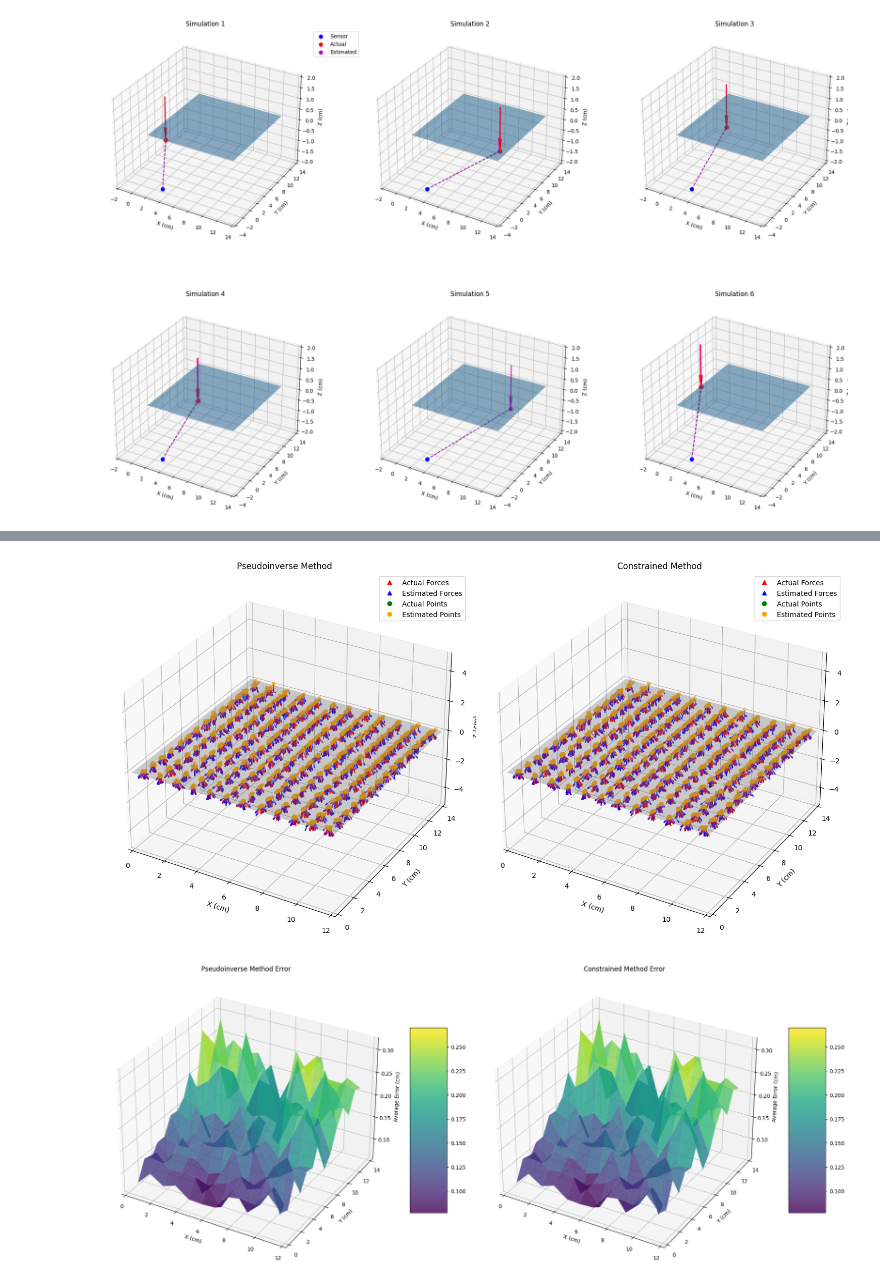
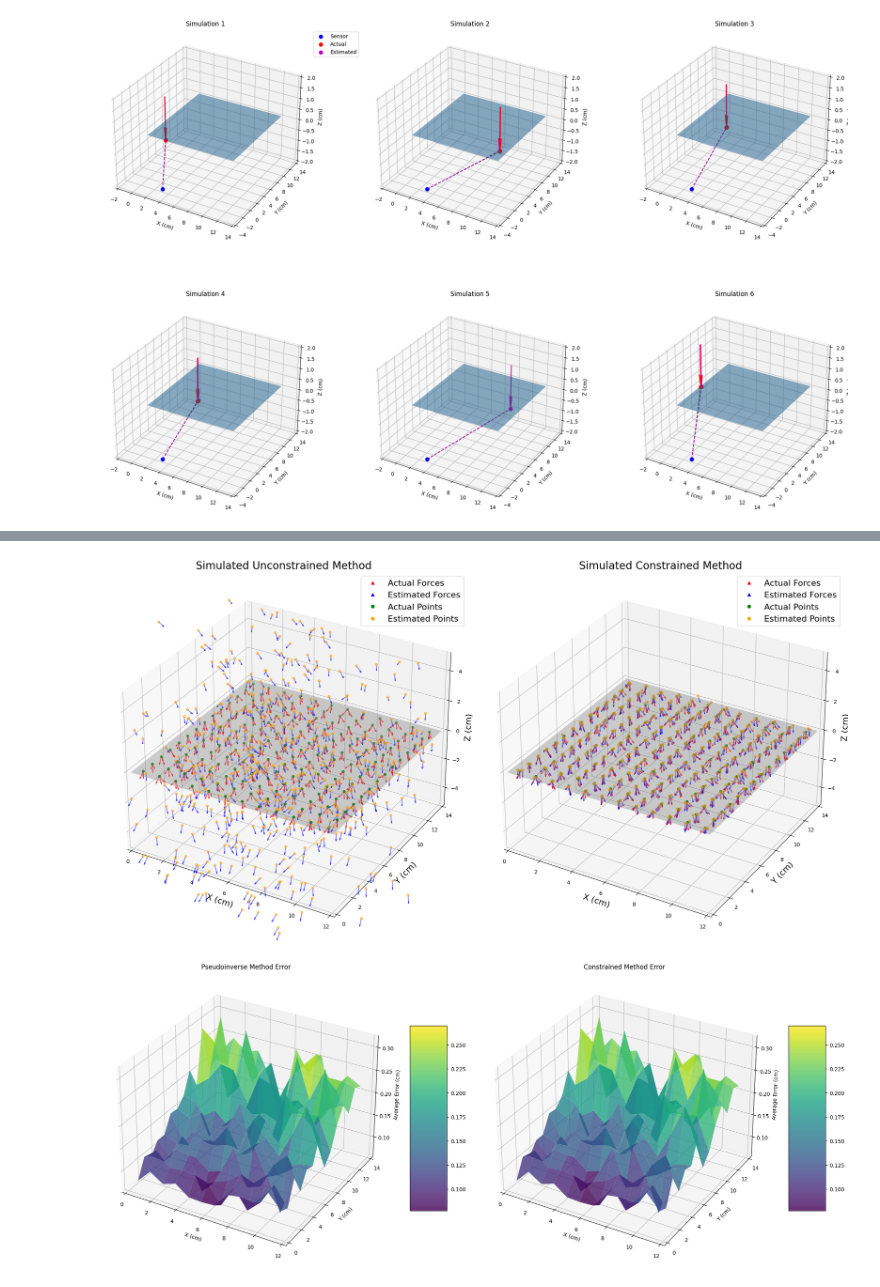
Before and after one commit to rayangdn/virtual_tactile_pad, a Jupyter notebook: ros_ws/src/virtual_tactile_pad/utils/ft_experiments/ft_simulation.ipynb, the cells around one changed output, grey strips where cells are left out. Saved outputs shown, nothing was run; the diff lists cells and outputs as text; code cells hidden in the pictures.

```diff
--- a/ros_ws/src/virtual_tactile_pad/utils/ft_experiments/ft_simulation.ipynb
+++ b/ros_ws/src/virtual_tactile_pad/utils/ft_experiments/ft_simulation.ipynb
@@ -235,7 +235,7 @@ def generate_force_cone(num_forces=5, max_angle=np.pi/4):
 def generate_forces_for_grid(grid_points, num_forces_per_point=5):
     return np.array([generate_force_cone(num_forces_per_point) for _ in range(len(grid_points))])
 # %%
-num_forces_per_point = 10
+num_forces_per_point = 3
 grid_points = generate_grid_points(grid_size)
 actual_forces = generate_forces_for_grid(grid_points, num_forces_per_point)
 # %%
@@ -255,8 +255,8 @@ for point, forces in zip(grid_points, actual_forces):
     for force in forces:
         measurement = sensor.measure(force, point)
         estimated_force = measurement[:3]
-        estimated_position_pinv = sensor.estimate_contact_point_pinv(measurement)
-        estimated_position_constrained = sensor.estimate_contact_point_constrained(measurement)
+        estimated_position_pinv = sensor.estimate_contact_point_pinv(measurement, use_plane_constraint=False)
+        estimated_position_constrained = sensor.estimate_contact_point_pinv(measurement)
         error_pinv = np.linalg.norm(point - estimated_position_pinv)
         error_constrained = np.linalg.norm(point - estimated_position_constrained)
         point_estimated_forces.append(estimated_force)
@@ -274,3 +274,20 @@ estimated_forces = np.array(estimated_forces)
 estimated_positions_pinv = np.array(estimated_positions_pinv)
 estimated_positions_constrained = np.array(estimated_positions_constrained)
 errors_pinv = np.array(errors_pinv)
+errors_constrained = np.array(errors_constrained)
+
+# For pinv method
+mean_error_pinv = np.mean(errors_pinv)
+std_error_pinv = np.std(errors_pinv)
+
+# For constrained method
+mean_error_constrained = np.mean(errors_constrained)
+std_error_constrained = np.std(errors_constrained)
+
+# Print the results
+print(f"Pinv Method:")
+print(f"Mean Error: {mean_error_pinv:.4f}")
+print(f"Std Error: {std_error_pinv:.4f}")
+print(f"\nConstrained Method:")
+print(f"Mean Error: {mean_error_constrained:.4f}")
+print(f"Std Error: {std_error_constrained:.4f}")
@@ -303,10 +328,10 @@ def plot_forces_and_positions_3d(ax, grid_points, actual_forces, estimated_force
                color='orange', s=20, label='Estimated Points', alpha=0.5)
 
     # Set labels and title
-    ax.set_xlabel('X (cm)')
-    ax.set_ylabel('Y (cm)')
-    ax.set_zlabel('Z (cm)')
-    plt.title(title)
+    ax.set_xlabel('X (cm)', fontsize=16)
+    ax.set_ylabel('Y (cm)', fontsize=16)
+    ax.set_zlabel('Z (cm)', fontsize=16)
+    plt.title(title, fontsize=20)
 
     # Set axis limits
     ax.set_xlim(0, grid_size[0])
@@ -319,27 +344,29 @@ def plot_forces_and_positions_3d(ax, grid_points, actual_forces, estimated_force
     actual_point_proxy = plt.Line2D([0], [0], linestyle="none", c='green', marker='o')
     estimated_point_proxy = plt.Line2D([0], [0], linestyle="none", c='orange', marker='o')
     plt.legend([actual_arrow_proxy, estimated_arrow_proxy, actual_point_proxy, estimated_point_proxy],
-               ["Actual Forces", "Estimated Forces", "Actual Points", "Estimated Points"], numpoints=1)
+               ["Actual Forces", "Estimated Forces", "Actual Points", "Estimated Points"], numpoints=1, fontsize=16)
 
     ax.grid(True)
 # %%
-fig = plt.figure(figsize=(15, 10))
+fig = plt.figure(figsize=(20, 10))
 
 # Pinv method plot
 ax1 = fig.add_subplot(121, projection='3d')
 plot_forces_and_positions_3d(ax1, grid_points, actual_forces, estimated_forces, estimated_positions_pinv,
-                    grid_size, "Pseudoinverse Method")
+                    grid_size, "Simulated Unconstrained Method")
 
 # Constrained method plot
 ax2 = fig.add_subplot(122, projection='3d')
 plot_forces_and_positions_3d(ax2, grid_points, actual_forces, estimated_forces, estimated_positions_constrained,
-                    grid_size, "Constrained Method")
+                    grid_size, "Simulated Constrained Method")
 
-#fig.savefig('comparison_plot.png', dpi=600, bbox_inches='tight', format='png')
 plt.tight_layout()
+
+fig.savefig('../../img/comparison_plot.png', dpi=600, bbox_inches='tight', format='png')
+
 plt.show()
 # %% [output]
-[figure, old version]
+[figure, new version]
 # %%
 def plot_error_3d(ax, errors, grid_size=(12, 14), title="None"):
     # Calculate average error for each grid point
```
Also changed, not shown: parts of 2 cells of this notebook, 24 other files.
